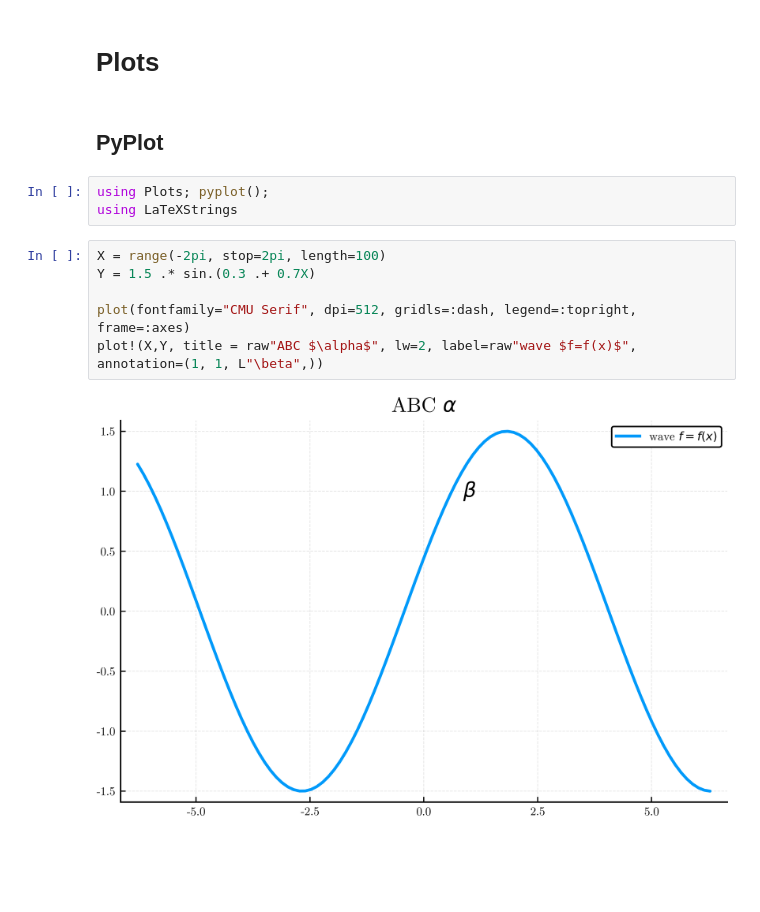
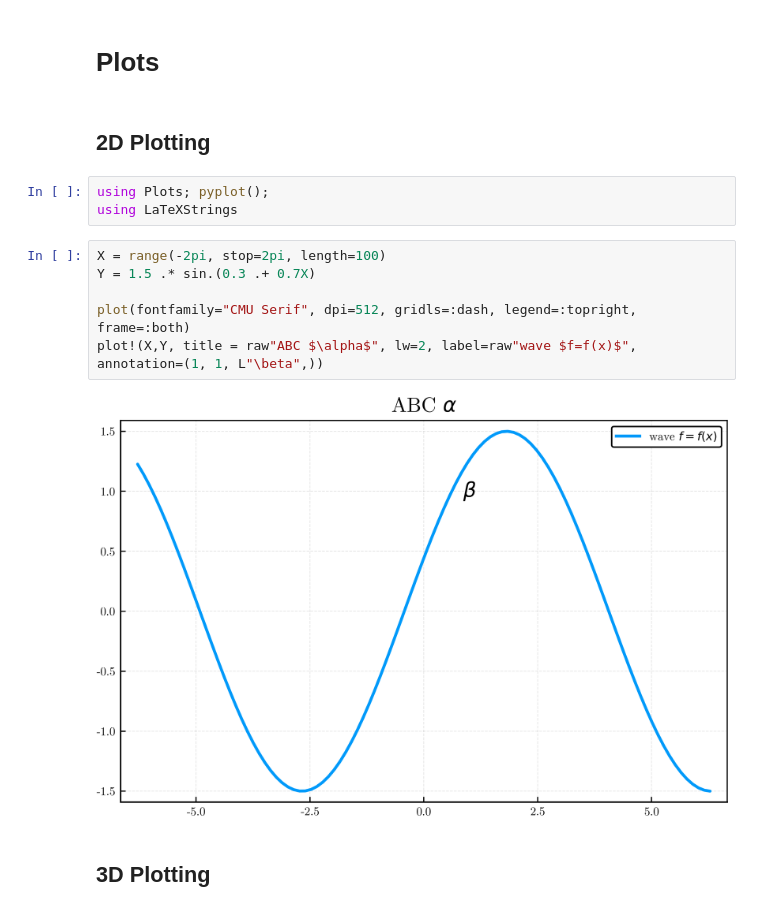
Before and after one commit to ConAntares/Algorithms, a Jupyter notebook: Data Visualization Templates/Julia Plots Demo.ipynb, the cells around one changed output. Cells and saved outputs as stored; diff of their text form; blank space fills up the shorter version.

```diff
--- a/Data Visualization Templates/Julia Plots Demo.ipynb
+++ b/Data Visualization Templates/Julia Plots Demo.ipynb
@@ -1,15 +1,17 @@
 # %% [markdown]
 # Plots
-# %% [markdown]
-## PyPlot
+# %% [markdown]
+## 2D Plotting
 # %%
 using Plots; pyplot();
 using LaTeXStrings
 # %%
 X = range(-2pi, stop=2pi, length=100)
 Y = 1.5 .* sin.(0.3 .+ 0.7X)
 
-plot(fontfamily="CMU Serif", dpi=512, gridls=:dash, legend=:topright, frame=:axes)
+plot(fontfamily="CMU Serif", dpi=512, gridls=:dash, legend=:topright, frame=:both)
 plot!(X,Y, title = raw"ABC $\alpha$", lw=2, label=raw"wave $f=f(x)$", annotation=(1, 1, L"\beta",))
 # %% [output]
-[figure, old version]
+[figure, new version]
+# %% [markdown]
+## 3D Plotting
```
Also changed, not shown: parts of 1 cell of this notebook.
